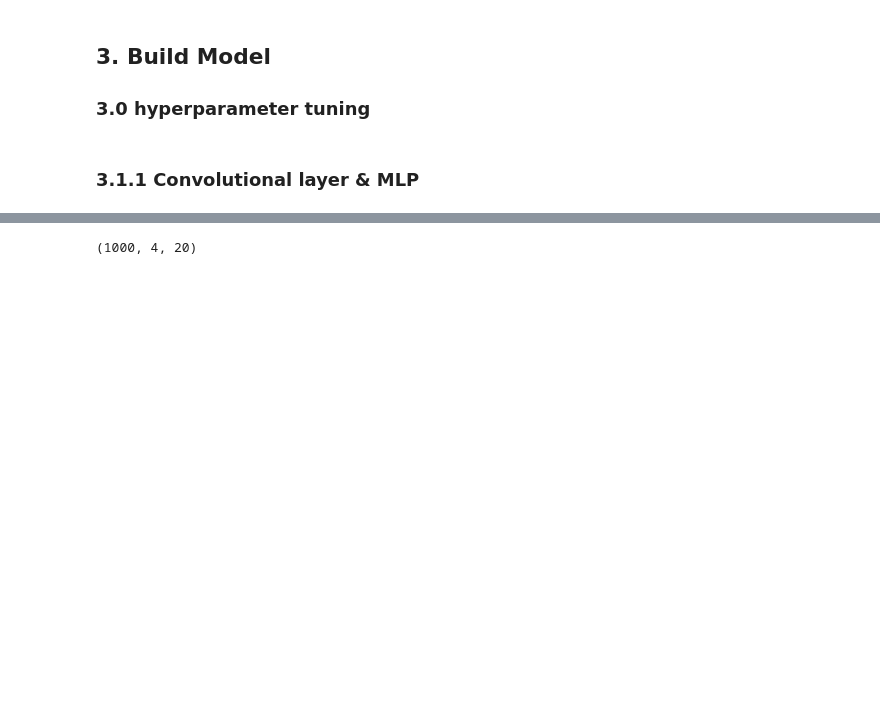
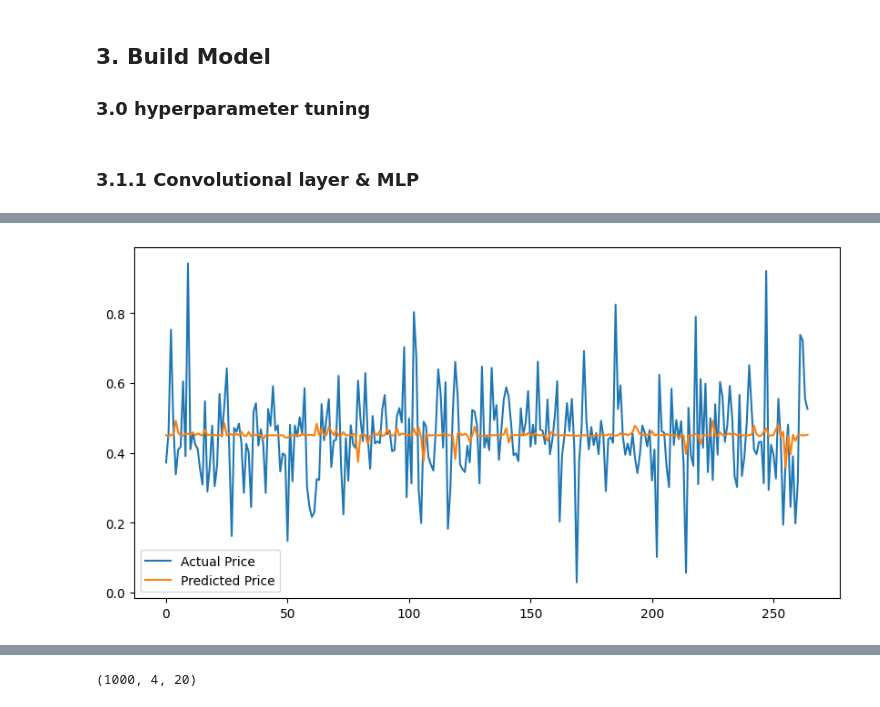
Before and after one commit to Gavin-OP/stat4012-group-project, a Jupyter notebook: code/STAT4012_group_project_code.ipynb, the cells around one changed output, grey strips where cells are left out. Cells and saved outputs as stored; diff of their text form; code cells hidden in the pictures; blank space fills up the shorter version.

```diff
--- a/code/STAT4012_group_project_code.ipynb
+++ b/code/STAT4012_group_project_code.ipynb
@@ -203,0 +294,4 @@ plt.show()
+# %%
+# 5-64-64-64-1
+MLP2 = MLP_TSLA()
+MLP2.train(X_train, y_train, bs=32, ntry=10, neuron_size=64)
@@ -203,0 +316,11 @@ plt.show()
+# %%
+best_lost2 = MLP2.mse(X_test, y_test)
+print(best_lost2)
+y_pred2 = np.squeeze(MLP2.predict(X_test))
+# plot the y_test with y_pred2 in the same plot to see the prediction result
+plt.figure(figsize=(10, 5))
+plt.plot(y_test, label='Actual Price')
+plt.plot(y_pred2, label='Predicted Price')
+plt.legend()
+plt.show()
+# %% [output]
@@ -203,0 +330 @@ plt.show()
+[figure, added]
```
Also changed, not shown: parts of 37 cells of this notebook, 1 other file.
